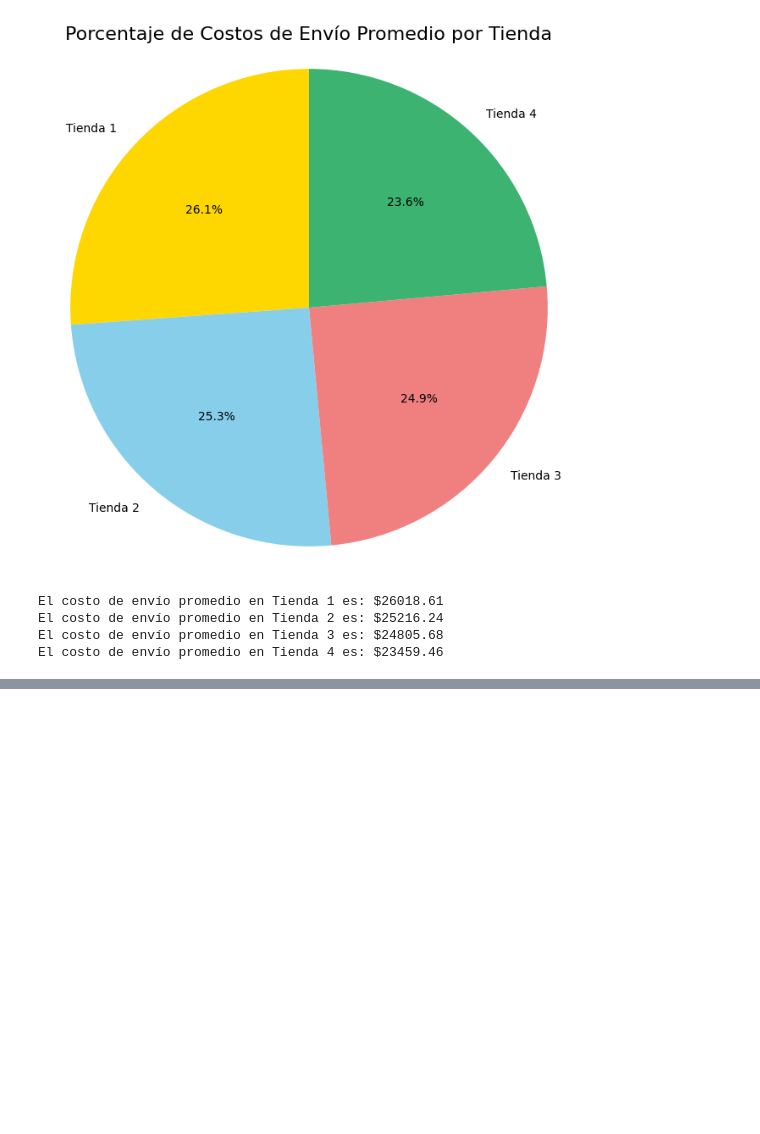
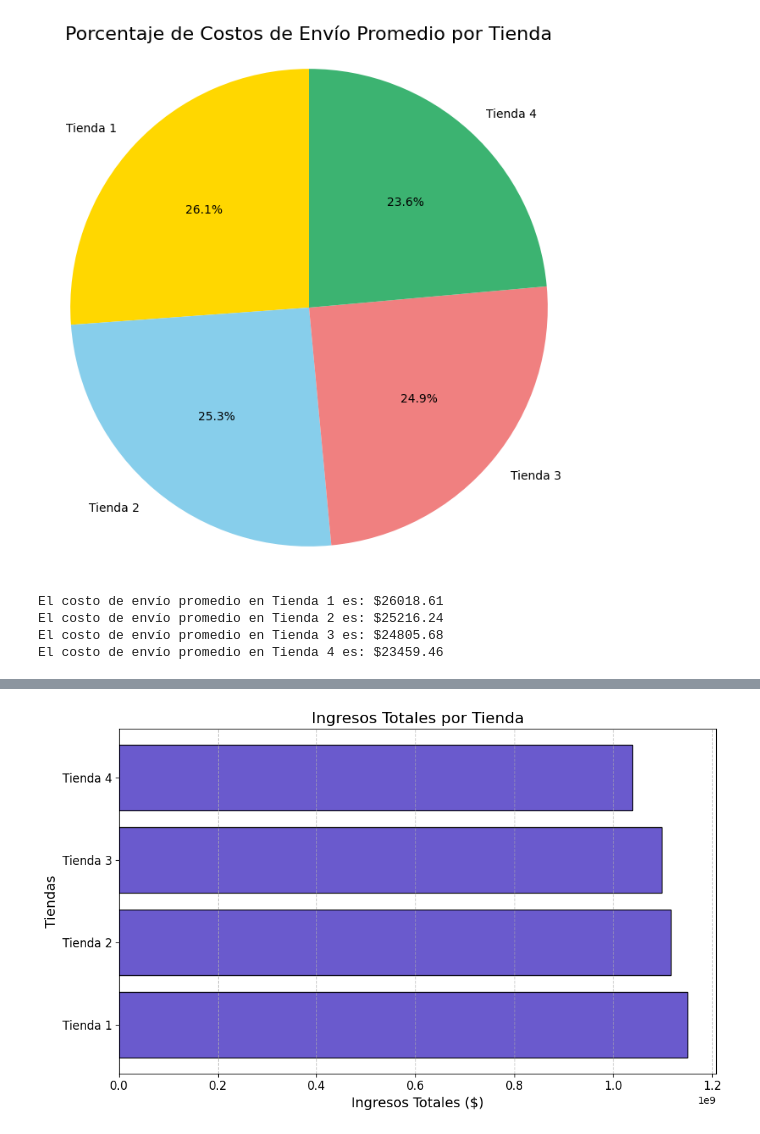
Before and after one commit to arletteGuerrero12/Challenge_Alura_store, a Jupyter notebook: AluraStoreLatam.ipynb, the cells around one changed output, grey strips where cells are left out. Cells and saved outputs as stored; diff of their text form; code cells hidden in the pictures; blank space fills up the shorter version.

```diff
--- a/AluraStoreLatam.ipynb
+++ b/AluraStoreLatam.ipynb
@@ -280,0 +317,18 @@ El costo de envío promedio en Tienda 4 es: $23459.46
+# %%
+# Ingresos por tienda
+ingresos_totales = [tienda['Precio'].sum(), tienda2['Precio'].sum(), tienda3['Precio'].sum(), tienda4['Precio'].sum()]
+tiendas = ['Tienda 1', 'Tienda 2', 'Tienda 3', 'Tienda 4']
+
+# Crear gráfico de barras apiladas
+plt.figure(figsize=(10, 6))
+plt.barh(tiendas, ingresos_totales, color='slateblue', edgecolor='black')
+plt.title('Ingresos Totales por Tienda', fontsize=16)
+plt.xlabel('Ingresos Totales ($)', fontsize=14)
+plt.ylabel('Tiendas', fontsize=14)
+plt.xticks(fontsize=12)
+plt.yticks(fontsize=12)
+plt.grid(axis='x', linestyle='--', alpha=0.7)
+plt.tight_layout()
+plt.show()
+# %% [output]
+[figure, added]
```
Also changed, not shown: parts of 7 cells of this notebook.
